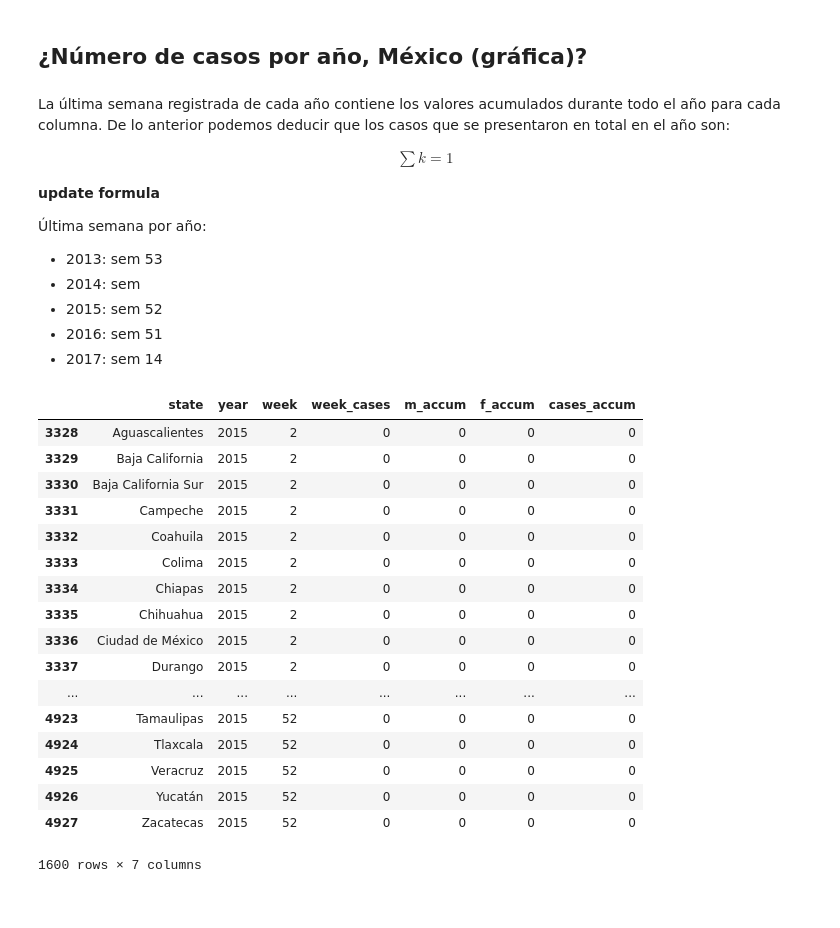
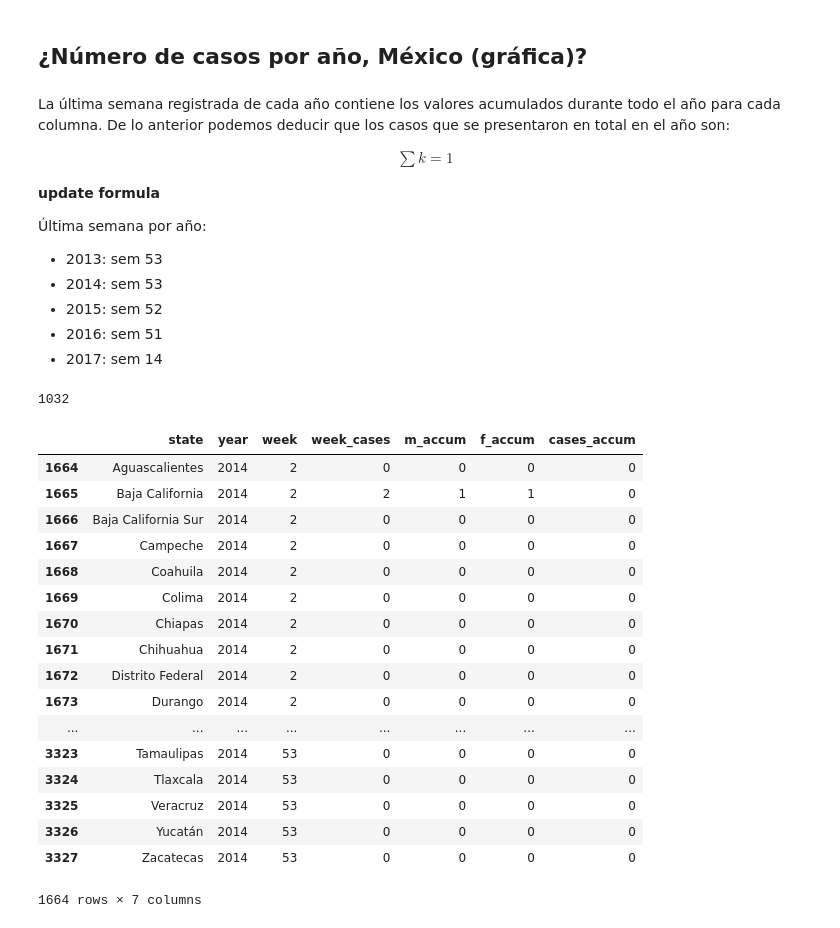
Before and after one commit to davidbc77/paper-rickettsiosis, a Jupyter notebook: src/preguntas_rob.ipynb, the cells around one changed output. Cells and saved outputs as stored; diff of their text form; code cells hidden in the pictures.

Commit message:
preg - num casos por anio avance

```diff
--- a/src/preguntas_rob.ipynb
+++ b/src/preguntas_rob.ipynb
@@ -31,29 +31,35 @@ La última semana registrada de cada año contiene los valores acumulados durant
 
 Última semana por año:
 - 2013: sem 53
-- 2014: sem
+- 2014: sem 53
 - 2015: sem 52
 - 2016: sem 51
 - 2017: sem 14
+# %%
+lw2013 = df_rick.loc[(df_rick['year'] == 2013) & (df_rick['week'] == 53)]    # seleccionar última semana de 2013
+cases2013 = lw2013['cases_accum'].sum()    # total de casos en 2013
+# %% [output]
+1032
 # %%
-# df_rick[df_rick["year"] == 2014]
-df_rick[df_rick["year"] == 2015]
+lw2014 = df_rick.loc[(df_rick['year'] == 2014) ]
-# %% [output]
-|  | state | year | week | week_cases | m_accum | f_accum | cases_accum |
-| 3328 | Aguascalientes | 2015 | 2 | 0 | 0 | 0 | 0 |
-| 3329 | Baja California | 2015 | 2 | 0 | 0 | 0 | 0 |
-| 3330 | Baja California Sur | 2015 | 2 | 0 | 0 | 0 | 0 |
-| 3331 | Campeche | 2015 | 2 | 0 | 0 | 0 | 0 |
-| 3332 | Coahuila | 2015 | 2 | 0 | 0 | 0 | 0 |
-| 3333 | Colima | 2015 | 2 | 0 | 0 | 0 | 0 |
-| 3334 | Chiapas | 2015 | 2 | 0 | 0 | 0 | 0 |
-| 3335 | Chihuahua | 2015 | 2 | 0 | 0 | 0 | 0 |
-| 3336 | Ciudad de México | 2015 | 2 | 0 | 0 | 0 | 0 |
-| 3337 | Durango | 2015 | 2 | 0 | 0 | 0 | 0 |
-| ... | ... | ... | ... | ... | ... | ... | ... |
-| 4923 | Tamaulipas | 2015 | 52 | 0 | 0 | 0 | 0 |
-| 4924 | Tlaxcala | 2015 | 52 | 0 | 0 | 0 | 0 |
-| 4925 | Veracruz | 2015 | 52 | 0 | 0 | 0 | 0 |
-| 4926 | Yucatán | 2015 | 52 | 0 | 0 | 0 | 0 |
-| 4927 | Zacatecas | 2015 | 52 | 0 | 0 | 0 | 0 |
-1600 rows × 7 columns
+# %%
+lw2014
+# %% [output]
+|  | state | year | week | week_cases | m_accum | f_accum | cases_accum |
+| 1664 | Aguascalientes | 2014 | 2 | 0 | 0 | 0 | 0 |
+| 1665 | Baja California | 2014 | 2 | 2 | 1 | 1 | 0 |
+| 1666 | Baja California Sur | 2014 | 2 | 0 | 0 | 0 | 0 |
+| 1667 | Campeche | 2014 | 2 | 0 | 0 | 0 | 0 |
+| 1668 | Coahuila | 2014 | 2 | 0 | 0 | 0 | 0 |
+| 1669 | Colima | 2014 | 2 | 0 | 0 | 0 | 0 |
+| 1670 | Chiapas | 2014 | 2 | 0 | 0 | 0 | 0 |
+| 1671 | Chihuahua | 2014 | 2 | 0 | 0 | 0 | 0 |
+| 1672 | Distrito Federal | 2014 | 2 | 0 | 0 | 0 | 0 |
+| 1673 | Durango | 2014 | 2 | 0 | 0 | 0 | 0 |
+| ... | ... | ... | ... | ... | ... | ... | ... |
+| 3323 | Tamaulipas | 2014 | 53 | 0 | 0 | 0 | 0 |
+| 3324 | Tlaxcala | 2014 | 53 | 0 | 0 | 0 | 0 |
+| 3325 | Veracruz | 2014 | 53 | 0 | 0 | 0 | 0 |
+| 3326 | Yucatán | 2014 | 53 | 0 | 0 | 0 | 0 |
+| 3327 | Zacatecas | 2014 | 53 | 0 | 0 | 0 | 0 |
+1664 rows × 7 columns
```
Also changed, not shown: 2 other files.
